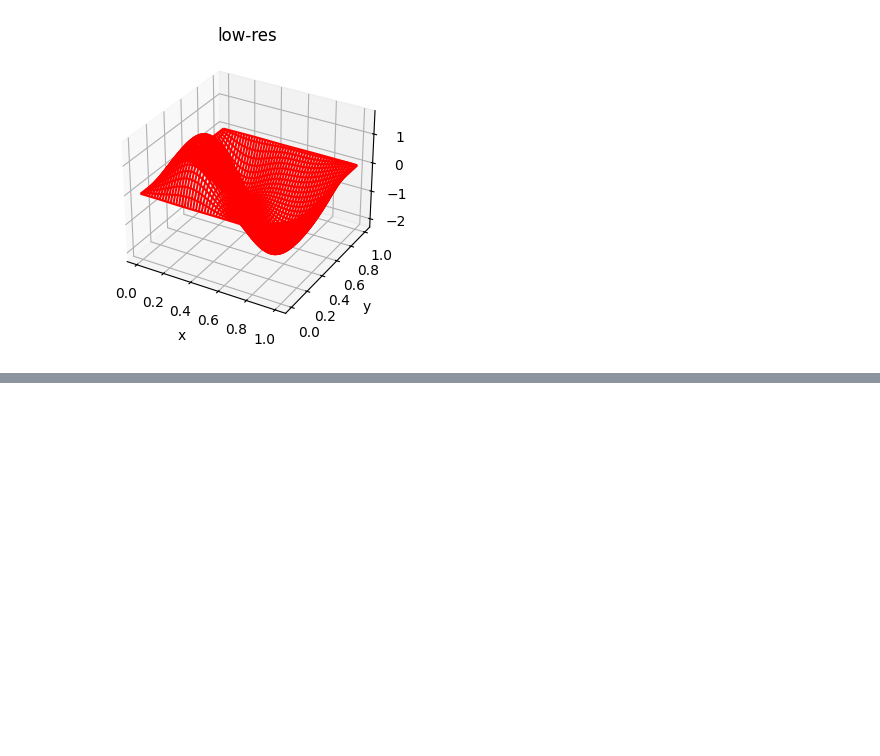
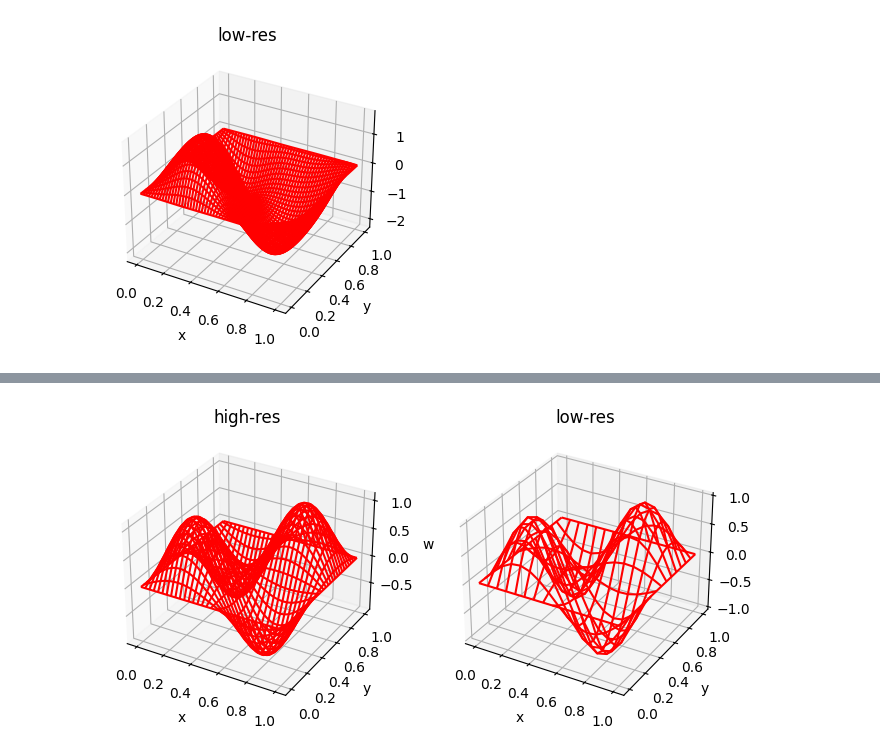
Before and after one commit to ypzpy/PDE-Super-resolution, a Jupyter notebook: notebooks/probabilistic_downscale_training.ipynb, the cells around one changed output, grey strips where cells are left out. Saved outputs shown, nothing was run; the diff lists cells and outputs as text; code cells hidden in the pictures; blank space fills up the shorter version.

```diff
--- a/notebooks/probabilistic_downscale_training.ipynb
+++ b/notebooks/probabilistic_downscale_training.ipynb
@@ -50,6 +48,6 @@ with h5py.File('data/low_data', 'r') as hf:
 # %%
 epoch_num = 50
-batch_size = 8
+batch_size = 16
 lr = 0.01
 gamma = 0.5
 minimum_loss = float('inf')
@@ -57,7 +55,7 @@ loss_track = []
 device = torch.device('cuda' if torch.cuda.is_available() else 'cpu')
 
 # Load training data
-trainset = DataFromH5File("data/high_data","data/low_data")
+trainset = DataFromH5File2("data/500_data_from_uhigh")
 train_loader = data.DataLoader(dataset=trainset, batch_size=batch_size, shuffle=True)
 
 # Initialise training model
@@ -68,7 +66,7 @@ optG = torch.optim.Adam(G.parameters(), lr = lr, weight_decay=0, betas=(0.5, 0.9
 r_scheduleG = torch.optim.lr_scheduler.StepLR(optG, step_size=50, gamma=gamma)
 
 # Logger info
-dir_name = f'models/downscaling/100samples/lr{lr}_gamma{gamma}'
+dir_name = f'models/downscaling/500samples/lr{lr}_gamma{gamma}'
 makedir(dir_name)
 logger = setup_logging('job0', dir_name, console=True)
 logger.info(f'Training for {epoch_num} epoches and learning rate is {lr}')
@@ -139,12 +137,6 @@ def sqrt_matrix(M):
     """
     return sqrtm(M.cpu().data.numpy())
 # %%
-# Parameters for Langevin dynamics
-K = 100
-s = 0.0001
-ll_sigma = 0.01
-device = torch.device('cuda' if torch.cuda.is_available() else 'cpu')
-
 mean_u, covariance_u = u_prior(l,sigma,N_high)
 covariance = torch.tensor(covariance_u).to(device).to(torch.float32)
 positive_covariance = covariance + 1e-5 * torch.eye(4096).to(device)
@@ -298,0 +289,28 @@ KeyboardInterrupt:
+# %%
+G = DownScale().to(device)
+G.load_state_dict(torch.load('models/downscaling/500samples/lr0.01_gamma0.5/ckpt/best_model.pth')['netG'])
+batch_size = 1
+x = torch.tensor(w_low).to(torch.float32).to(device).reshape(1,1,N_low,N_low)
+z = sample_p_0(batch_size)
+z = z.clone().detach().requires_grad_(True)
+K = 80
+posterior_final, posterior_chain = ula_posterior_preconditioner(z, x, G)
+# %%
+fig = plt.figure(figsize=(8,6))
+ax1 = fig.add_subplot(121, projection='3d')
+X, Y = np.meshgrid(x_high, y_high)
+ax1.plot_wireframe(X, Y, posterior_final.cpu().data.numpy()[0][0],color='r')
+ax1.set_xlabel('x')
+ax1.set_ylabel('y')
+ax1.set_zlabel('w')
+ax1.set_title('high-res')
+ax2 = fig.add_subplot(122, projection='3d')
+X, Y = np.meshgrid(x_low,y_low)
+ax2.plot_wireframe(X, Y, x.detach().cpu()[0][0],color='r')
+ax2.set_xlabel('x')
+ax2.set_ylabel('y')
+ax2.set_zlabel('w')
+ax2.set_title('low-res')
+plt.show()
+# %% [output]
+[figure, added]
```
Also changed, not shown: parts of 26 cells of this notebook, 15 other files.
